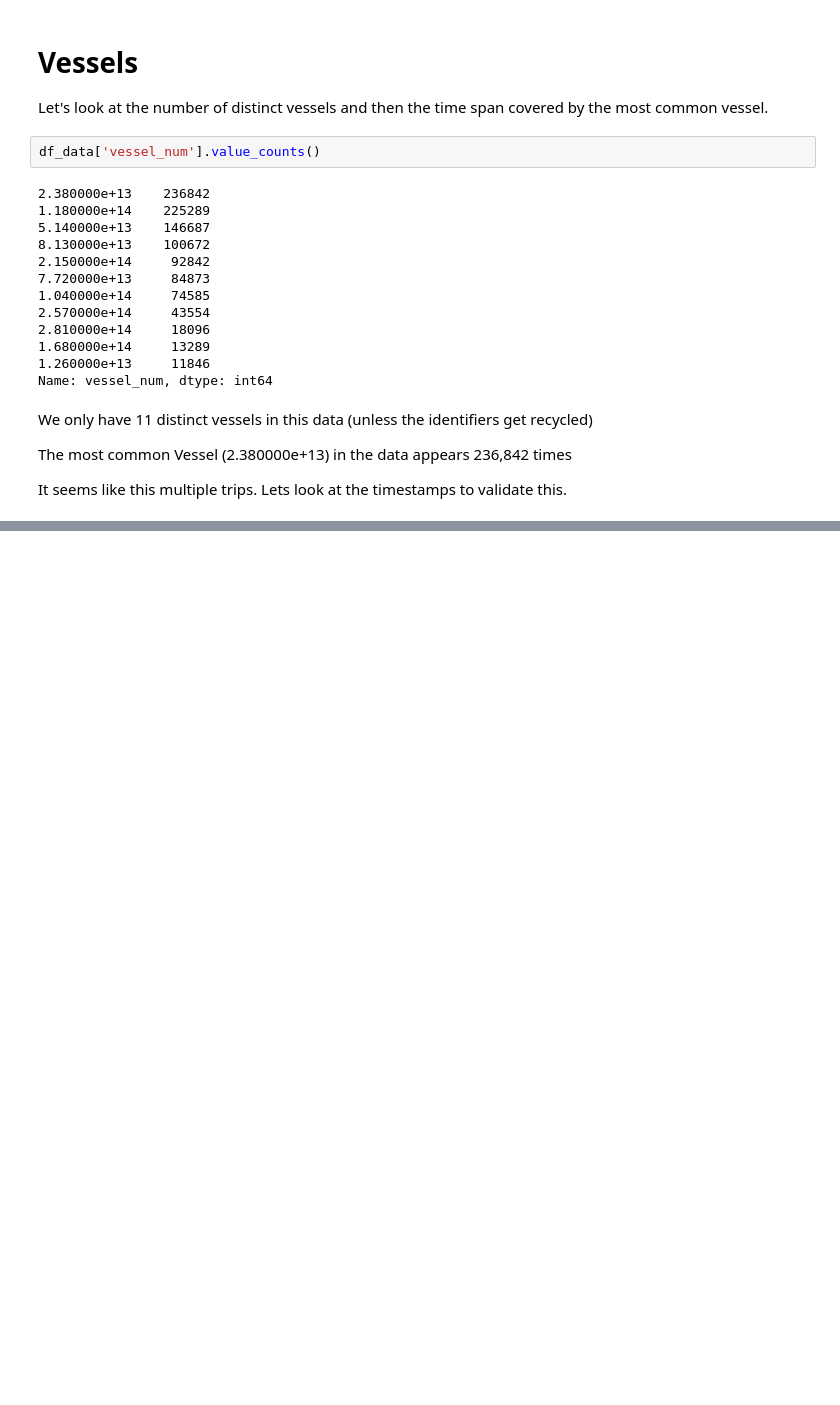
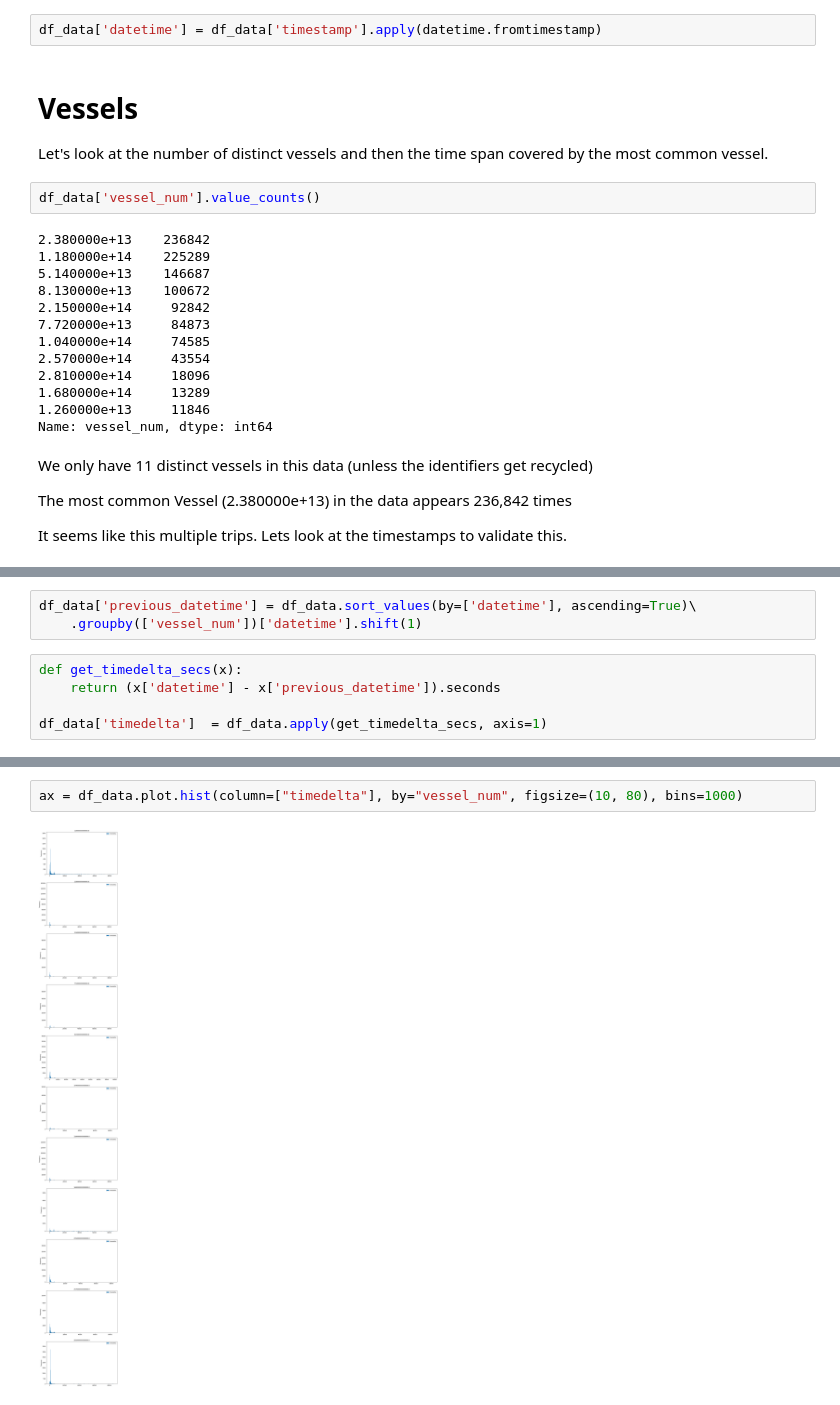
Before and after one commit to john-hawkins/UNSW_FishingVessels, a Jupyter notebook: exploration.ipynb, the cells around one changed output, grey strips where cells are left out. Saved outputs shown, nothing was run; the diff lists cells and outputs as text; blank space fills up the shorter version.

```diff
--- a/exploration.ipynb
+++ b/exploration.ipynb
@@ -26,3 +30,5 @@ df_data.head()
+# %%
+df_data['datetime'] = df_data['timestamp'].apply(datetime.fromtimestamp)
 # %% [markdown]
 # Vessels
 Let's look at the number of distinct vessels and then the time span covered by the most common vessel.
@@ -63,0 +73,8 @@ We may need to parse the data per vessel and look for long gaps between timestam
+# %%
+df_data['previous_datetime'] = df_data.sort_values(by=['datetime'], ascending=True)\
+    .groupby(['vessel_num'])['datetime'].shift(1)
+# %%
+def get_timedelta_secs(x):
+    return (x['datetime'] - x['previous_datetime']).seconds
+
+df_data['timedelta']  = df_data.apply(get_timedelta_secs, axis=1)
@@ -63,0 +98,4 @@ We may need to parse the data per vessel and look for long gaps between timestam
+# %%
+ax = df_data.plot.hist(column=["timedelta"], by="vessel_num", figsize=(10, 80), bins=1000)
+# %% [output]
+[figure, added]
```
Also changed, not shown: parts of 6 cells of this notebook.
